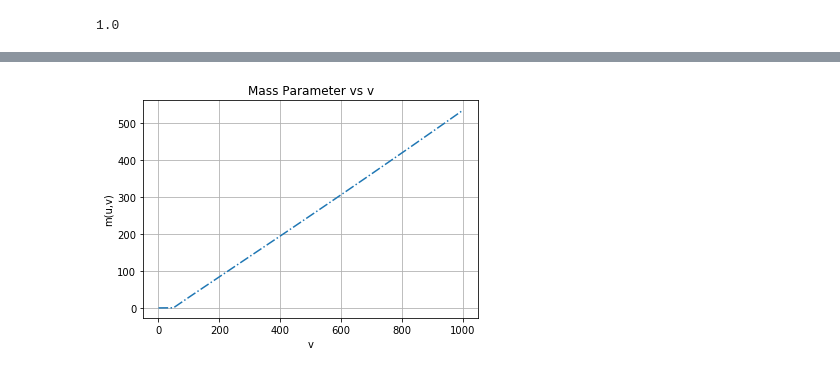
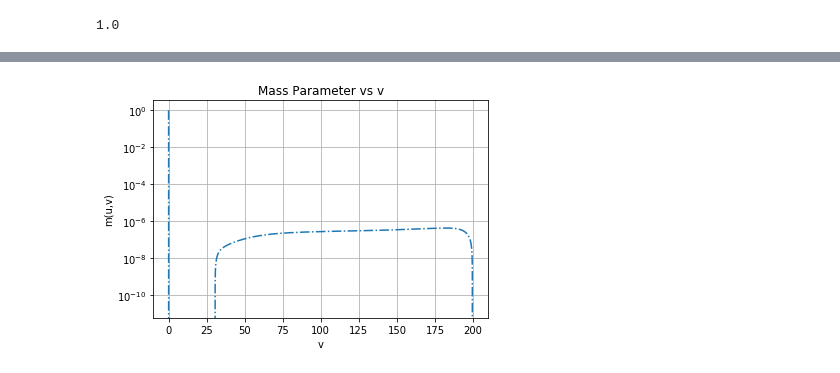
Before and after one commit to bpiotrzkowski/Double-Null-Code, a Jupyter notebook: Mass-Scalar Field Analyzer.ipynb, the cells around one changed output, grey strips where cells are left out. Cells and saved outputs as stored; diff of their text form; code cells hidden in the pictures.

```diff
--- a/Mass-Scalar Field Analyzer.ipynb
+++ b/Mass-Scalar Field Analyzer.ipynb
@@ -17,8 +18,8 @@ from scipy import optimize
 
 start = timeit.default_timer()
 # %%
-uscal=2
-vscal=2
+uscal=1
+vscal=1
 # %% [markdown]
 If hd5 is used, uscal and vscal reduce arrays by their value in order to prevent memory overflow. Use when h5 files are very large (i.e. >500MB) otherwise (u,v) plots will overflow memory.
 # %%
@@ -372,20 +370,20 @@ plt.show()
 # %%
-sample3=plt.plot(vrange,np.log(massnp[-10,:]),'-.')
+sample3=plt.plot(vrange,np.exp(signp[-10,:])*massnp[-10,:],'-.')
 
 #print(np.nanmin(massnp[:,-1000]))
 #plt.xlim(0,50)
 plt.xlabel('v')
 plt.ylabel('m(u,v)')
 #plt.ylim(.1,10**10)
 #plt.ylim(-.1,2)
 #plt.xscale('log')
-#plt.yscale('log')
+plt.yscale('log')
 plt.grid()
 plt.title('Mass Parameter vs v') #(u='+str(uN2u)+')')#+',uEH='+str(uEH*umax)+')')
 #plt.savefig('mass-noPhi.png',dpi=300,bbox_inches="tight")
 plt.show()
 # %% [output]
-[figure, old version]
+[figure, new version]
 # %%
 print(massnp[uNEH][-1])
 # %% [output]
```
Also changed, not shown: parts of 12 cells of this notebook, 5 other files.
